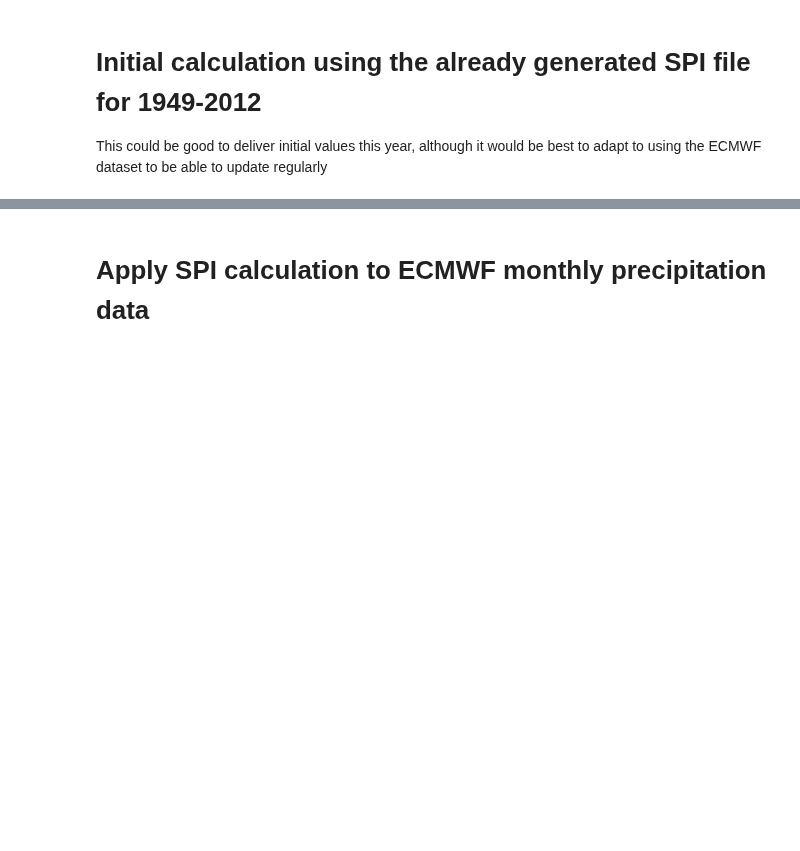
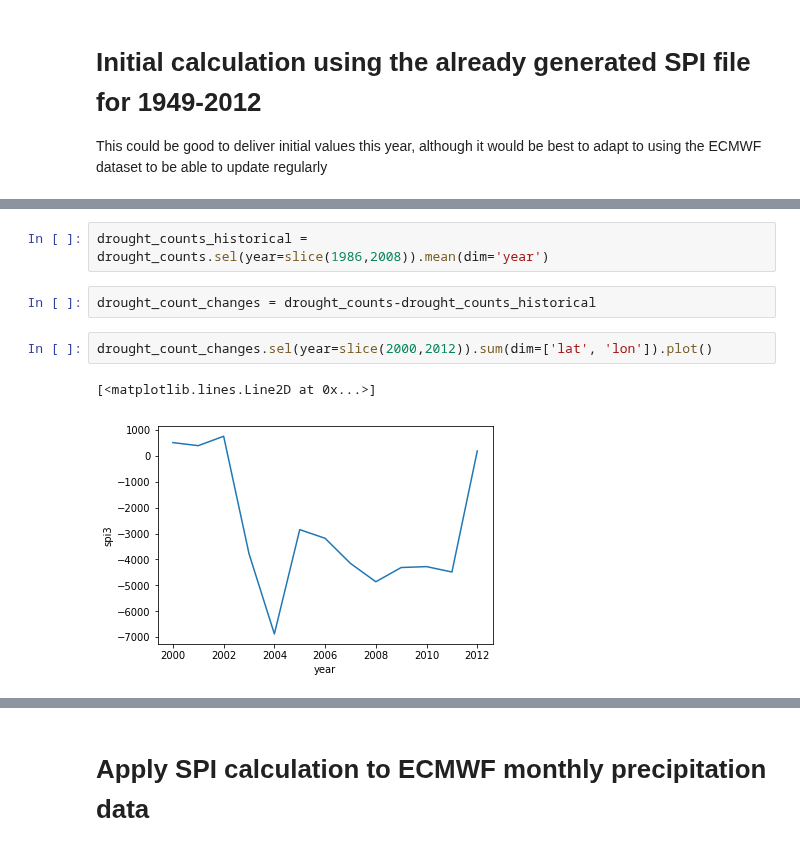
Before and after one commit to mangecoeur/health-climate-exposure, a Jupyter notebook: 1.4 Drought exposure.ipynb, the cells around one changed output, grey strips where cells are left out. Saved outputs shown, nothing was run; the diff lists cells and outputs as text; blank space fills up the shorter version.

```diff
--- a/1.4 Drought exposure.ipynb
+++ b/1.4 Drought exposure.ipynb
@@ -103,0 +122,9 @@ droughts_pop_ts = (droughts_pop / pop_sum).sum(dim=['latitude', 'longitude'])
+# %%
+drought_counts_historical = drought_counts.sel(year=slice(1986,2008)).mean(dim='year')
+# %%
+drought_count_changes = drought_counts-drought_counts_historical
+# %%
+drought_count_changes.sel(year=slice(2000,2012)).sum(dim=['lat', 'lon']).plot()
+# %% [output]
+[<matplotlib.lines.Line2D at 0x...>]
+[figure, added]
```
Also changed, not shown: parts of 21 cells of this notebook, 7 other files.
